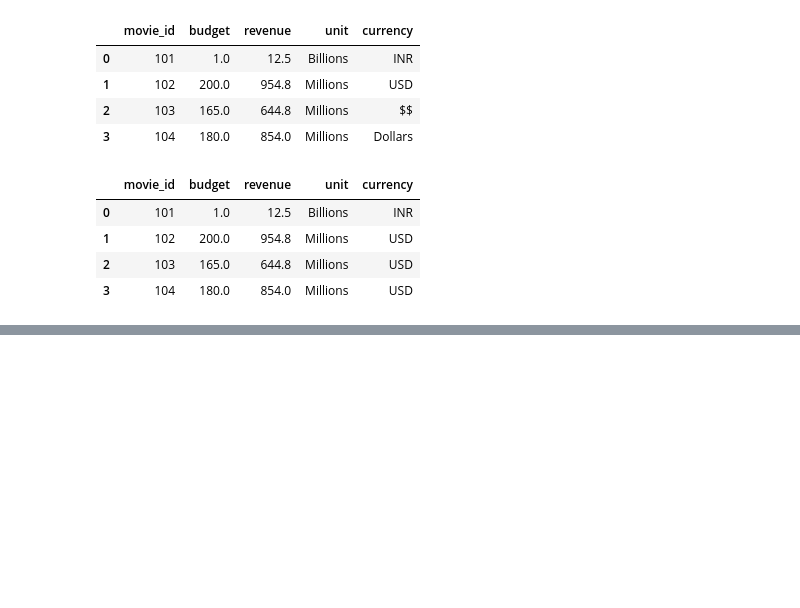
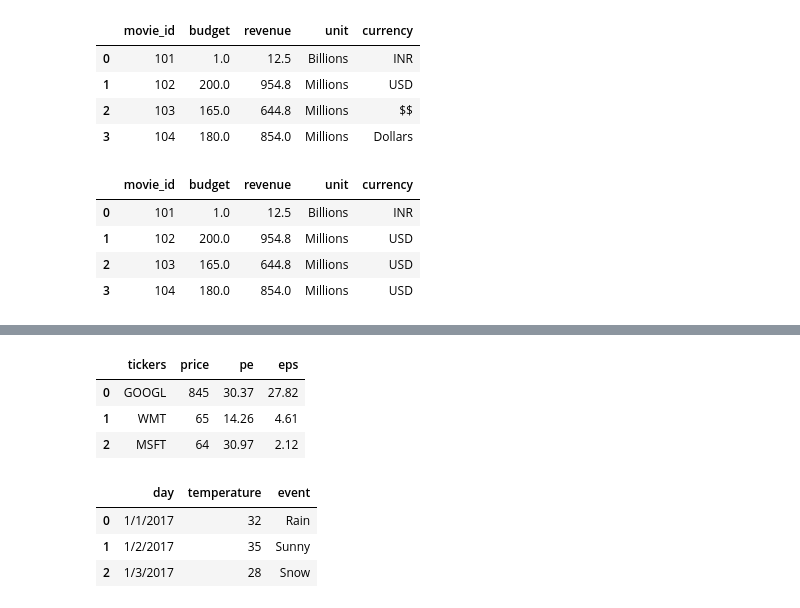
Before and after one commit to azeem932356/Numpy-Pandas-OpenCV-DataVisualization-DataScraping, a Jupyter notebook: Pandas/Pandas.ipynb, the cells around one changed output, grey strips where cells are left out. Cells and saved outputs as stored; diff of their text form; code cells hidden in the pictures; blank space fills up the shorter version.

Commit message:
Creating new DataFrames, combining them into one .xlsx file (Excel file) using with

```diff
--- a/Pandas/Pandas.ipynb
+++ b/Pandas/Pandas.ipynb
@@ -596,3 +596,35 @@ df_mergedata.head(5)
 #convert this data frame to excel file and naming sheet to sheet1
 
 df_mergedata.to_excel("movies_merged.xlsx", sheet_name="sheet1", index=False)
+# %%
+#you can also export and combine 2 data frames
+
+#creating a DataFrame
+
+df_stocks= pd.DataFrame({
+    "tickers": ["GOOGL", "WMT", "MSFT"],
+    "price": [845, 65, 64],
+    "pe": [30.37, 14.26, 30.97],
+    "eps": [27.82, 4.61, 2.12]
+})
+# %%
+df_stocks
+# %% [output]
+|  | tickers | price | pe | eps |
+| 0 | GOOGL | 845 | 30.37 | 27.82 |
+| 1 | WMT | 65 | 14.26 | 4.61 |
+| 2 | MSFT | 64 | 30.97 | 2.12 |
+# %%
+#another data frame
+
+df_weather= pd.DataFrame({
+    "day": ["1/1/2017", "1/2/2017", "1/3/2017"],
+    "temperature": [32, 35, 28],
+    "event": ["Rain", "Sunny", "Snow"]
+})
+df_weather
+# %% [output]
+|  | day | temperature | event |
+| 0 | 1/1/2017 | 32 | Rain |
+| 1 | 1/2/2017 | 35 | Sunny |
+| 2 | 1/3/2017 | 28 | Snow |
```
Also changed, not shown: parts of 3 cells of this notebook.
